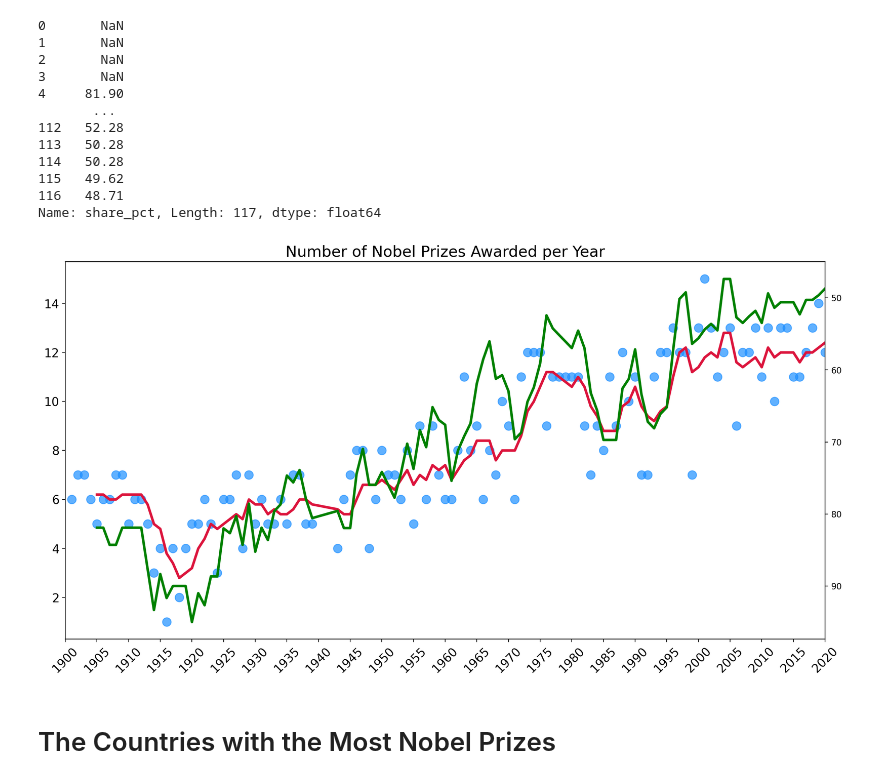
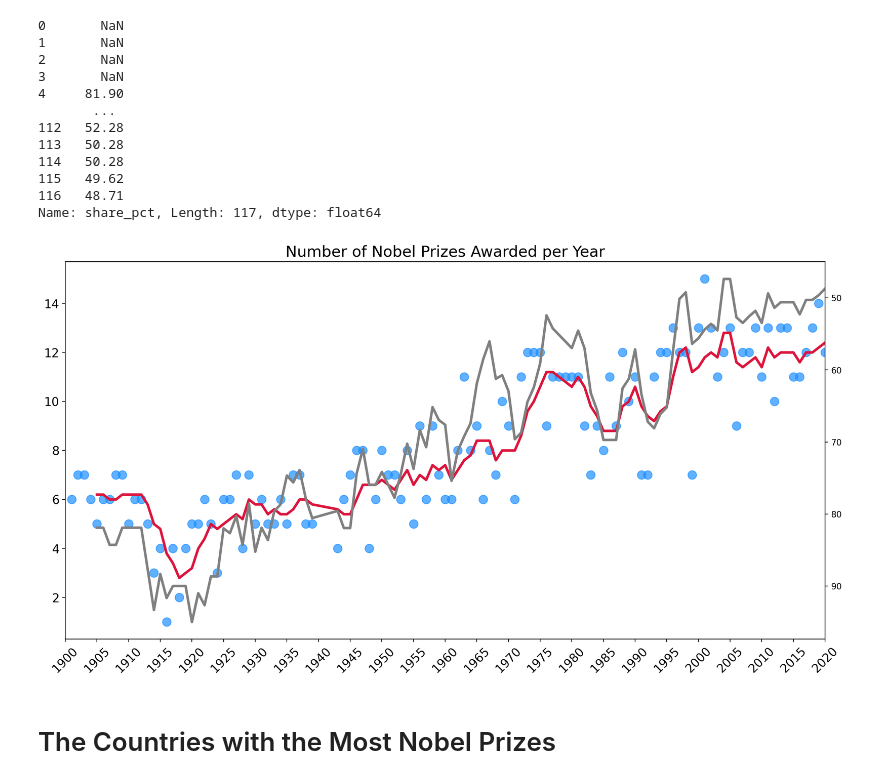
Before and after one commit to joboy-dev/Python-Projects, a Jupyter notebook: Advanced/Data Science/Nobel Prize Analysis/Nobel_Prize_Analysis_(start).ipynb, the cells around one changed output. Saved outputs shown, nothing was run; the diff lists cells and outputs as text; code cells hidden in the pictures.

```diff
--- a/Advanced/Data Science/Nobel Prize Analysis/Nobel_Prize_Analysis_(start).ipynb
+++ b/Advanced/Data Science/Nobel Prize Analysis/Nobel_Prize_Analysis_(start).ipynb
@@ -456,35 +456,35 @@ Name: share_pct, Length: 117, dtype: float64
 plt.figure(figsize=(16,8), dpi=200)
 plt.title('Number of Nobel Prizes Awarded per Year', fontsize=18)
 plt.yticks(fontsize=14)
 plt.xticks(ticks=np.arange(1900, 2021, step=5),
            fontsize=14,
            rotation=45)
 
 ax = plt.gca() # get current axis
 ax2 = ax.twinx()
 
 ax.set_xlim(1900, 2020)
 ax2.invert_yaxis()
 
 ax.scatter(x=prizes_per_year.index,
            y=prizes_per_year.values,
            c='dodgerblue',
            alpha=0.7,
            s=100,)
 
 ax.plot(prizes_per_year.index,
         five_year_rolling_avg.values,
         c='crimson',
         linewidth=3,)
 
 ax2.plot(prizes_per_year.index,
         rolling_avg_percent_share.values,
-        c='green',
+        c='gray',
         linewidth=3,)
 
 plt.show()
 # %% [output]
-[figure, old version]
+[figure, new version]
 # %% [markdown]
 # The Countries with the Most Nobel Prizes
 # %% [markdown]
```
Also changed, not shown: parts of 10 cells of this notebook.
